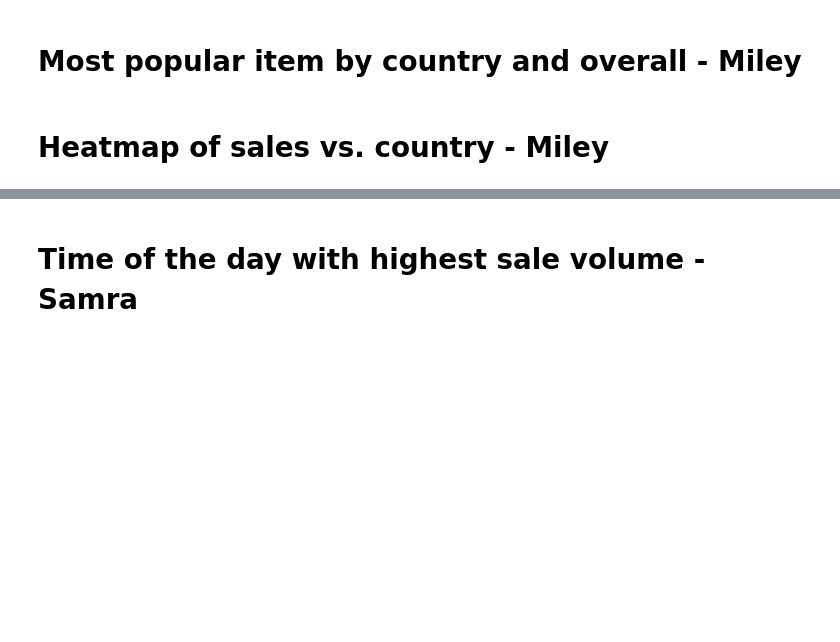
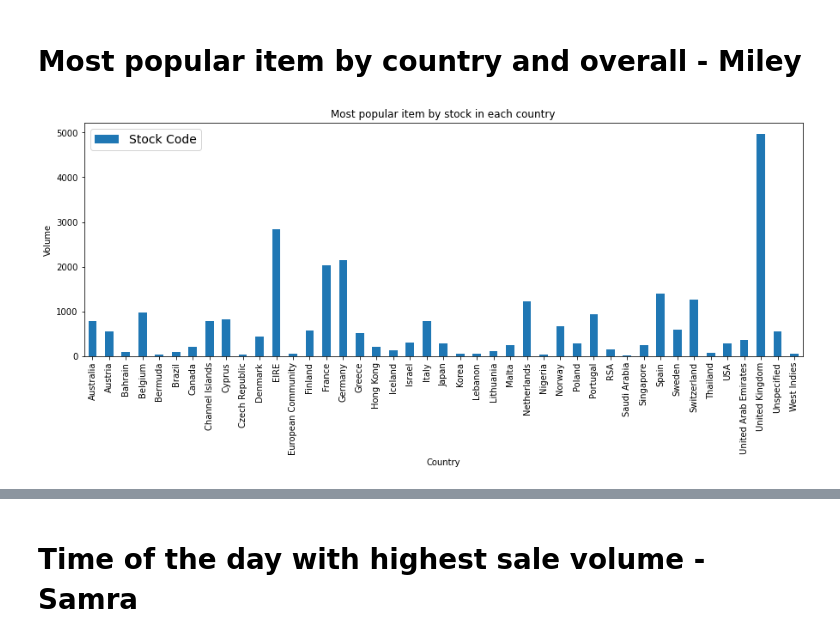
Before and after one commit to Samravp/Online-Retail-Sales-Insights, a Jupyter notebook: Online_Sales_Analysis_SVP.ipynb, the cells around one changed output, grey strips where cells are left out. Drawn from its saved outputs; the diff is of its cells as text; code cells hidden in the pictures; blank space fills up the shorter version.

```diff
--- a/Online_Sales_Analysis_SVP.ipynb
+++ b/Online_Sales_Analysis_SVP.ipynb
@@ -252,5 +261,14 @@ Above calculations shows that one of the reasons for the increased volume of sal
 # Customer with highest purchase quantity and $ amount - Zach
 # %% [markdown]
 # Most popular item by country and overall - Miley
-# %% [markdown]
-# Heatmap of sales vs. country - Miley
+# %%
+item_ID_df = dataset.groupby("Country").nunique()["Stock Code"]
+item_ID = item_ID_df.plot.bar(title= "Most popular item by stock in each country")
+
+item_ID.set_xlabel("Country")
+item_ID.set_ylabel("Volume")
+plt.legend(fontsize = 14)
+plt.rcParams["figure.figsize"] = (15,5)
+plt.show()
+# %% [output]
+[figure, added]
```
Also changed, not shown: parts of 7 cells of this notebook, 1 other file.
